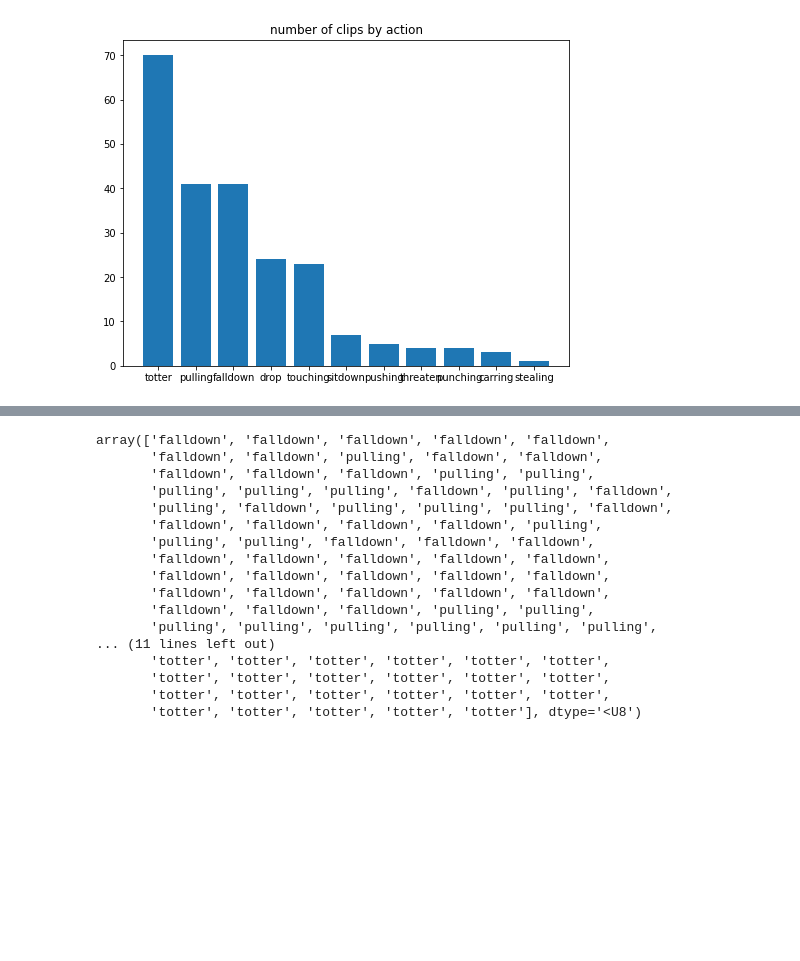
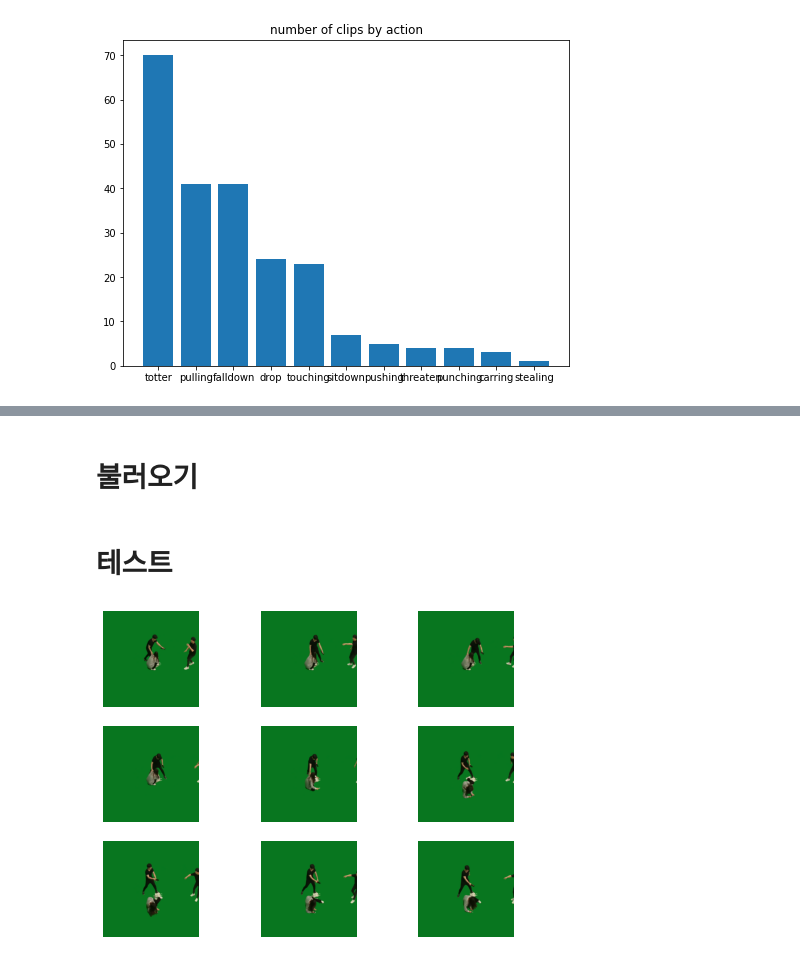
Before and after one commit to jeongroseok/action-recognition-practice, a Jupyter notebook: notebooks/preprocessing.ipynb, the cells around one changed output, grey strips where cells are left out. Cells and saved outputs as stored; diff of their text form; code cells hidden in the pictures; blank space fills up the shorter version.

```diff
--- a/notebooks/preprocessing.ipynb
+++ b/notebooks/preprocessing.ipynb
@@ -105,24 +108,10 @@ clips.shape
 # %%
 np.savez_compressed(os.path.join(processed_path, "falldown pulling totter"), clips=clips, targets=targets)
-# %%
-np.array(targets)
-# %% [output]
-array(['falldown', 'falldown', 'falldown', 'falldown', 'falldown',
-       'falldown', 'falldown', 'pulling', 'falldown', 'falldown',
-       'falldown', 'falldown', 'falldown', 'pulling', 'pulling',
-       'pulling', 'pulling', 'pulling', 'falldown', 'pulling', 'falldown',
-       'pulling', 'falldown', 'pulling', 'pulling', 'pulling', 'falldown',
-       'falldown', 'falldown', 'falldown', 'falldown', 'pulling',
-       'pulling', 'pulling', 'falldown', 'falldown', 'falldown',
-       'falldown', 'falldown', 'falldown', 'falldown', 'falldown',
-       'falldown', 'falldown', 'falldown', 'falldown', 'falldown',
-       'falldown', 'falldown', 'falldown', 'falldown', 'falldown',
-       'falldown', 'falldown', 'falldown', 'pulling', 'pulling',
-       'pulling', 'pulling', 'pulling', 'pulling', 'pulling', 'pulling',
-... (11 lines left out)
-       'totter', 'totter', 'totter', 'totter', 'totter', 'totter',
-       'totter', 'totter', 'totter', 'totter', 'totter', 'totter',
-       'totter', 'totter', 'totter', 'totter', 'totter', 'totter',
-       'totter', 'totter', 'totter', 'totter', 'totter'], dtype='<U8')
+# %% [markdown]
+# 불러오기
 # %%
 loaded = np.load(os.path.join(processed_path, "falldown pulling totter.npz"))
+clips = loaded['clips']
+targets = loaded['targets']
+# %% [markdown]
+# 테스트
@@ -128,0 +136,11 @@ loaded = np.load(os.path.join(processed_path, "falldown pulling totter.npz"))
+# %%
+clip = np.einsum('cthw->thwc', clips[0])
+frame_cnt = clip.shape[0]
+grid_size = math.ceil(math.sqrt(frame_cnt))
+for i, frame in enumerate(clip):
+    plt.subplot(grid_size, grid_size, i + 1)
+    plt.imshow(frame)
+    plt.axis('off')
+plt.show()
+# %% [output]
+[figure, added]
```
Also changed, not shown: parts of 14 cells of this notebook, 20 other files.
